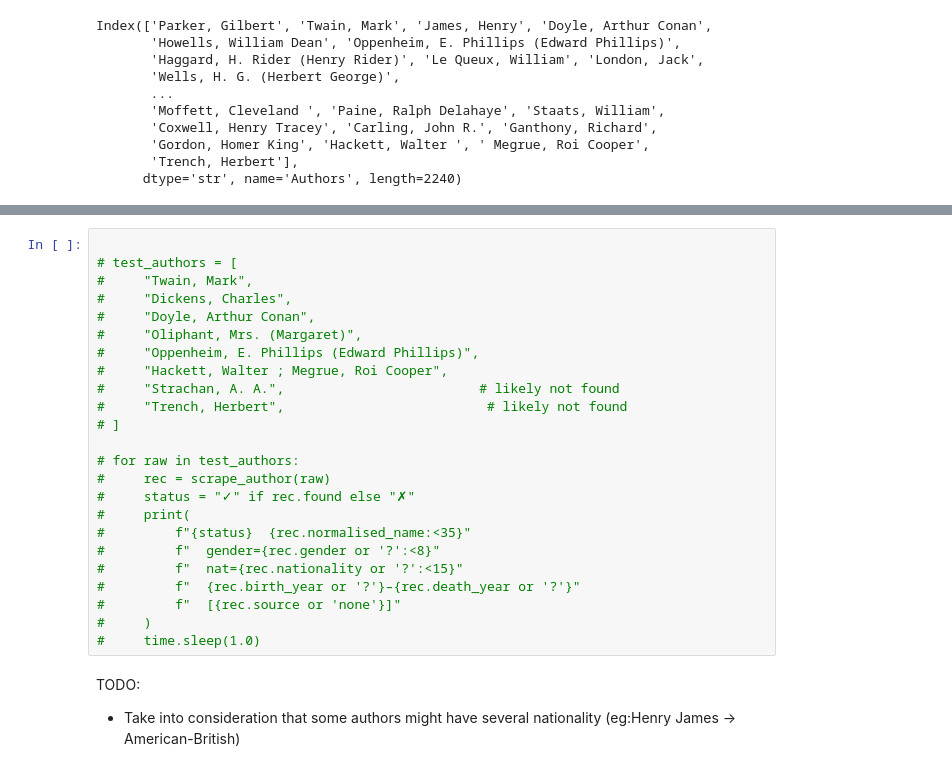
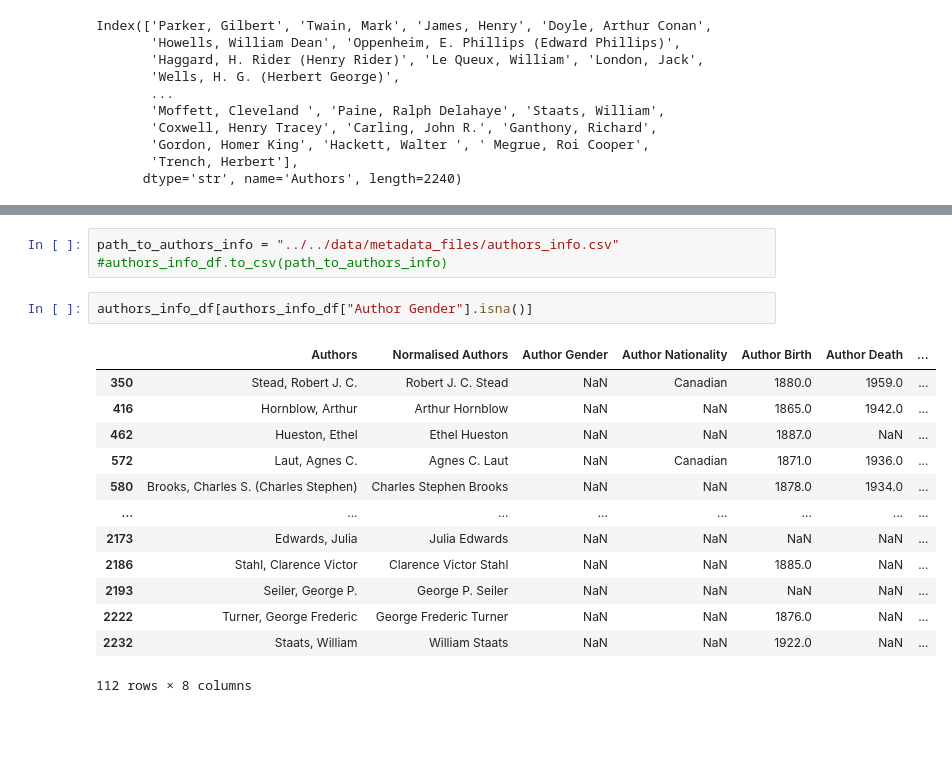
Before and after one commit to eglantine-vialaneix/opium-gutenberg, a Jupyter notebook: code/1_preprocessing/data_preparation.ipynb, the cells around one changed output, grey strips where cells are left out. Drawn from its saved outputs; the diff is of its cells as text; blank space fills up the shorter version.

```diff
--- a/code/1_preprocessing/data_preparation.ipynb
+++ b/code/1_preprocessing/data_preparation.ipynb
@@ -365,27 +405,19 @@ authors_info_df
 # %%
-
-# test_authors = [
-#     "Twain, Mark",
-#     "Dickens, Charles",
-#     "Doyle, Arthur Conan",
-#     "Oliphant, Mrs. (Margaret)",
-#     "Oppenheim, E. Phillips (Edward Phillips)",
-#     "Hackett, Walter ; Megrue, Roi Cooper",
-#     "Strachan, A. A.",                         # likely not found
-#     "Trench, Herbert",                          # likely not found
-# ]
-
-# for raw in test_authors:
-#     rec = scrape_author(raw)
-#     status = "✓" if rec.found else "✗"
-#     print(
-#         f"{status}  {rec.normalised_name:<35}"
-#         f"  gender={rec.gender or '?':<8}"
-#         f"  nat={rec.nationality or '?':<15}"
-#         f"  {rec.birth_year or '?'}–{rec.death_year or '?'}"
-#         f"  [{rec.source or 'none'}]"
-#     )
-#     time.sleep(1.0)
+path_to_authors_info = "../../data/metadata_files/authors_info.csv"
+#authors_info_df.to_csv(path_to_authors_info)
-# %% [markdown]
-TODO:
-- Take into consideration that some authors might have several nationality (eg:Henry James -> American-British)
+# %%
+authors_info_df[authors_info_df["Author Gender"].isna()]
+# %% [output]
+|  | Authors | Normalised Authors | Author Gender | Author Nationality | Author Birth | Author Death | ... |
+| 350 | Stead, Robert J. C. | Robert J. C. Stead | NaN | Canadian | 1880.0 | 1959.0 | ... |
+| 416 | Hornblow, Arthur | Arthur Hornblow | NaN | NaN | 1865.0 | 1942.0 | ... |
+| 462 | Hueston, Ethel | Ethel Hueston | NaN | NaN | 1887.0 | NaN | ... |
+| 572 | Laut, Agnes C. | Agnes C. Laut | NaN | Canadian | 1871.0 | 1936.0 | ... |
+| 580 | Brooks, Charles S. (Charles Stephen) | Charles Stephen Brooks | NaN | NaN | 1878.0 | 1934.0 | ... |
+| ... | ... | ... | ... | ... | ... | ... | ... |
+| 2173 | Edwards, Julia | Julia Edwards | NaN | NaN | NaN | NaN | ... |
+| 2186 | Stahl, Clarence Victor | Clarence Victor Stahl | NaN | NaN | 1885.0 | NaN | ... |
+| 2193 | Seiler, George P. | George P. Seiler | NaN | NaN | NaN | NaN | ... |
+| 2222 | Turner, George Frederic | George Frederic Turner | NaN | NaN | 1876.0 | NaN | ... |
+| 2232 | Staats, William | William Staats | NaN | NaN | 1922.0 | NaN | ... |
+112 rows × 8 columns
```
Also changed, not shown: parts of 8 cells of this notebook, 4 other files.
